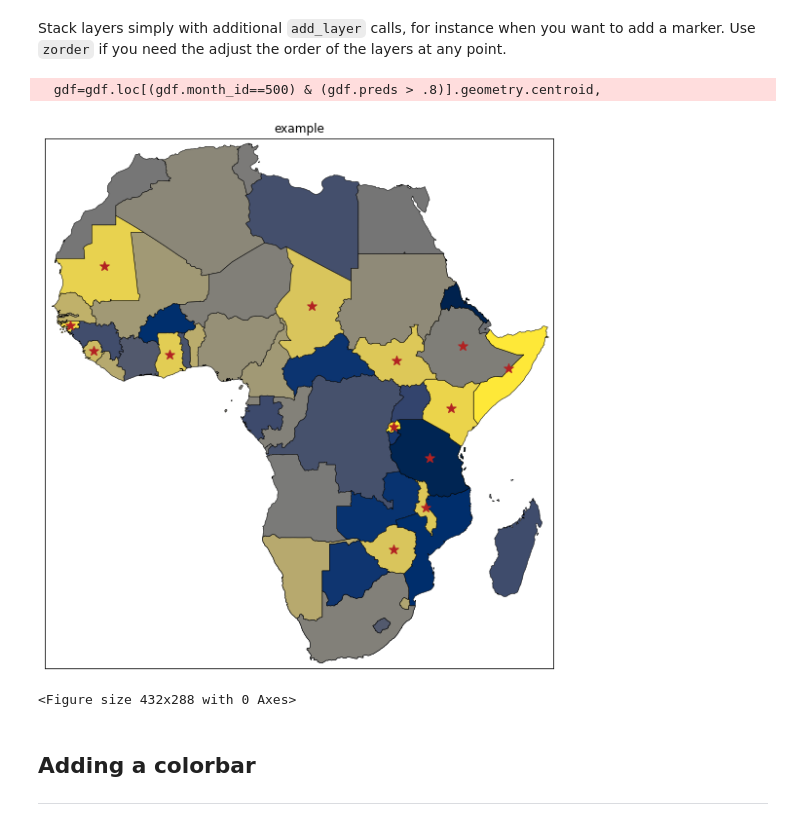
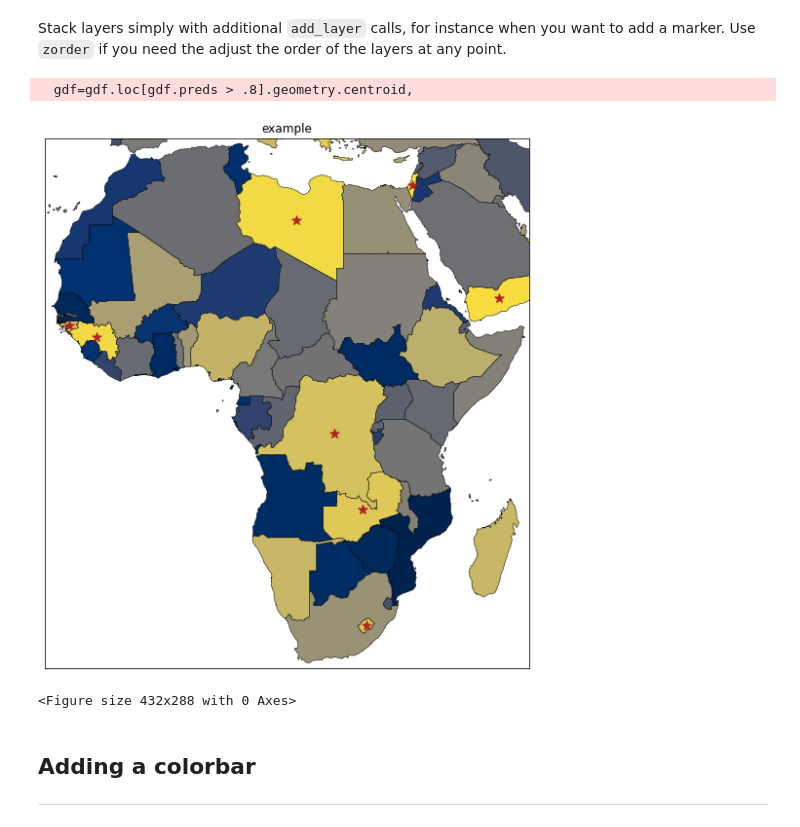
Before and after one commit to prio-data/views_dataviz, a Jupyter notebook: examples/mapper.ipynb, the cells around one changed output. Cells and saved outputs as stored; diff of their text form; code cells hidden in the pictures.

```diff
--- a/examples/mapper.ipynb
+++ b/examples/mapper.ipynb
@@ -33,0 +29,12 @@ gdf["month_id"] = 500
+# %%
+engine = sa.create_engine(source_db_path)
+gdf = gpd.GeoDataFrame.from_postgis(
+    "SELECT id as country_id, in_africa, in_me, geom FROM prod.country",
+    engine,
+    geom_col='geom'
+)
+gdf = gdf.to_crs(4326)
+data = viewser.operations.fetch("hh_fatalities_ged_acled")
+data = data.join(gdf.set_index("country_id"))
+gdf = gpd.GeoDataFrame(data, geometry="geom")
+gdf = gdf.loc[500]
@@ -127,7 +141,7 @@ File:      ~/opt/miniconda3/envs/viewser/lib/python3.9/site-packages/views_datav
 Type:      function
 # %%
 example = example.add_layer(
-    gdf=gdf.loc[gdf.month_id==500],
+    gdf=gdf,
     cmap="cividis",
     edgecolor="black",
     linewidth=0.5,
@@ -141,15 +155,15 @@ example.fig
 Stack layers simply with additional `add_layer` calls, for instance when you want to add a marker. Use `zorder` if you need the adjust the order of the layers at any point.
 # %%
 example = example.add_layer(
-    gdf=gdf.loc[(gdf.month_id==500) & (gdf.preds > .8)].geometry.centroid,
+    gdf=gdf.loc[gdf.preds > .8].geometry.centroid,
     marker="*",
     markersize=100,
     color="firebrick"
 )
 example.fig
 # %% [output]
-  gdf=gdf.loc[(gdf.month_id==500) & (gdf.preds > .8)].geometry.centroid,
+  gdf=gdf.loc[gdf.preds > .8].geometry.centroid,
-[figure, old version]
+[figure, new version]
 <Figure size 432x288 with 0 Axes>
 # %% [markdown]
 <a id="colorbar"></a>
```
Also changed, not shown: parts of 18 cells of this notebook, 2 other files.
